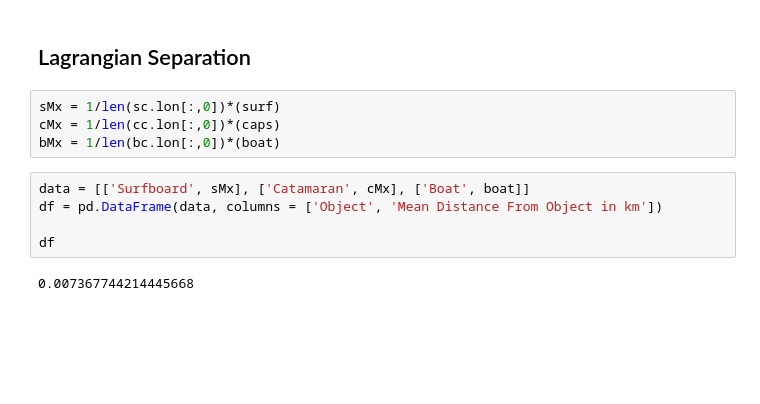
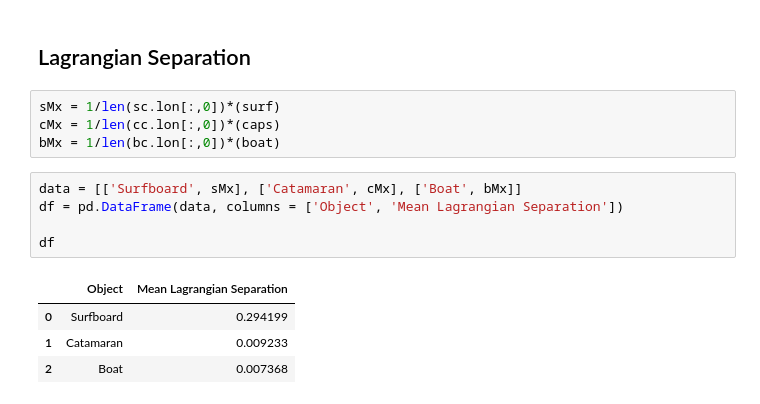
Before and after one commit to hart-davis/codes, a Jupyter notebook: hd_bb_results.ipynb, the cells around one changed output. Cells and saved outputs as stored; diff of their text form; blank space fills up the shorter version.

```diff
--- a/hd_bb_results.ipynb
+++ b/hd_bb_results.ipynb
@@ -268,9 +268,12 @@ sMx = 1/len(sc.lon[:,0])*(surf)
 cMx = 1/len(cc.lon[:,0])*(caps)
 bMx = 1/len(bc.lon[:,0])*(boat)
 # %%
-data = [['Surfboard', sMx], ['Catamaran', cMx], ['Boat', boat]]
-df = pd.DataFrame(data, columns = ['Object', 'Mean Distance From Object in km'])
+data = [['Surfboard', sMx], ['Catamaran', cMx], ['Boat', bMx]]
+df = pd.DataFrame(data, columns = ['Object', 'Mean Lagrangian Separation'])
 
 df
 # %% [output]
-0.007367744214445668
+|  | Object | Mean Lagrangian Separation |
+| 0 | Surfboard | 0.294199 |
+| 1 | Catamaran | 0.009233 |
+| 2 | Boat | 0.007368 |
```
